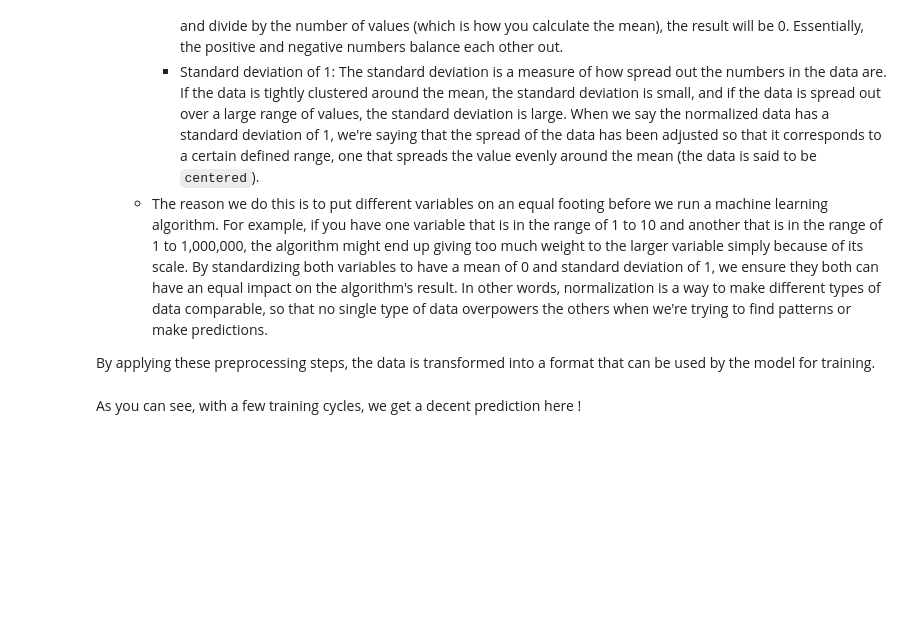
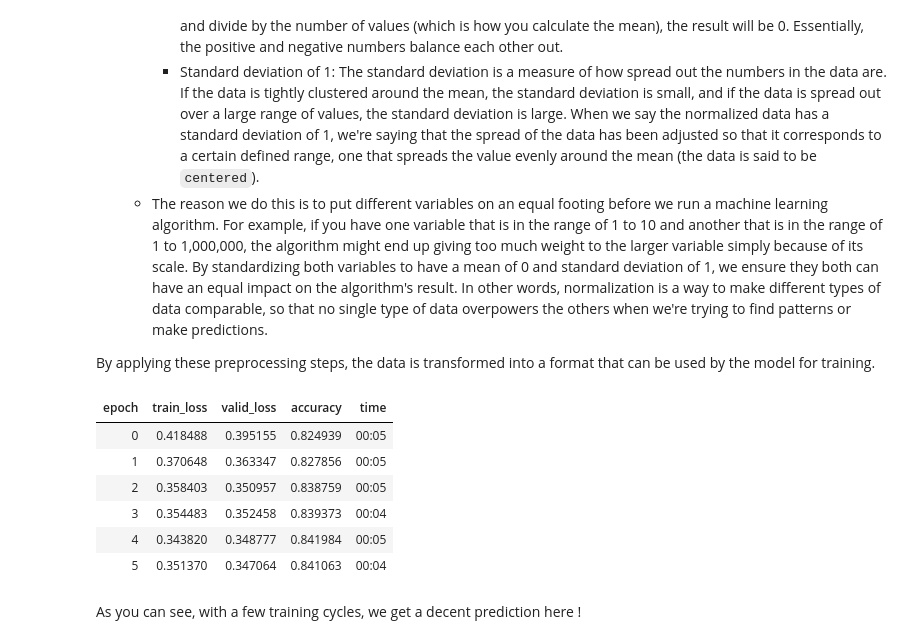
Before and after one commit to yactouat/learning_AI, a Jupyter notebook: notebooks/income-predictor/income-predictor.ipynb, the cells around one changed output. Cells and saved outputs as stored; diff of their text form; code cells hidden in the pictures; blank space fills up the shorter version.

```diff
--- a/notebooks/income-predictor/income-predictor.ipynb
+++ b/notebooks/income-predictor/income-predictor.ipynb
@@ -111,7 +121,15 @@ dls.valid_idx = splits[1] # type: ignore
 # %%
 # now let's learn !
 # this learner will infer the loss function based on the earlier specified `y_names` variable
 learn = tabular_learner(dls, metrics=accuracy) # type: ignore
-learn.fit_one_cycle(3) # we train the model from scratch here
+learn.fit_one_cycle(6) # we train the model from scratch here
+# %% [output]
+| epoch | train_loss | valid_loss | accuracy | time |
+| 0 | 0.418488 | 0.395155 | 0.824939 | 00:05 |
+| 1 | 0.370648 | 0.363347 | 0.827856 | 00:05 |
+| 2 | 0.358403 | 0.350957 | 0.838759 | 00:05 |
+| 3 | 0.354483 | 0.352458 | 0.839373 | 00:04 |
+| 4 | 0.343820 | 0.348777 | 0.841984 | 00:05 |
+| 5 | 0.351370 | 0.347064 | 0.841063 | 00:04 |
 # %% [markdown]
 As you can see, with a few training cycles, we get a decent prediction here !
```
Also changed, not shown: parts of 4 cells of this notebook, 23 other files.
